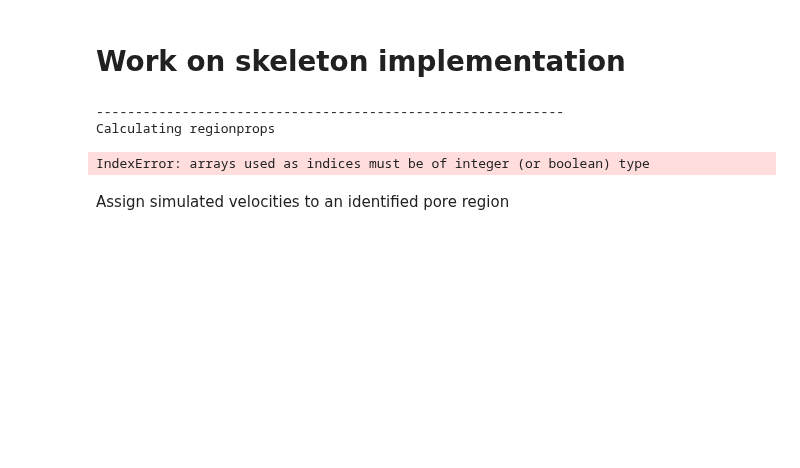
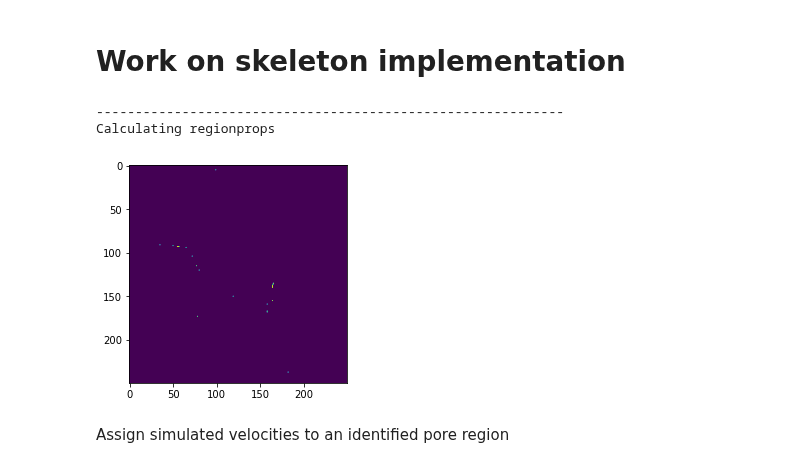
Before and after one commit to akkendrick/LABMOPS, a Jupyter notebook: exploreVelPlotting.ipynb, the cells around one changed output. Drawn from its saved outputs; the diff is of its cells as text; code cells hidden in the pictures; blank space fills up the shorter version.

Commit message:
implemented poreSpy skeleton

```diff
--- a/exploreVelPlotting.ipynb
+++ b/exploreVelPlotting.ipynb
@@ -188,6 +192,7 @@ axes[1].set_xlabel('All pore velocities',fontsize='x-large')
 # Work on skeleton implementation
 # %%
 regionData = ps.metrics.regionprops_3D(snowFiltPrimary.regions) #Gives properties for each region
+regionData.append([])
 # %% [output]
 ------------------------------------------------------------
 Calculating regionprops
@@ -198,7 +203,7 @@ cubeSize = len(primaryImage)
 skelImage = np.zeros(primaryImage.shape)
 velocitiesSkeleton = []
 edgeImage = np.zeros(primaryImage.shape)
-visit = np.zeros(len(regionData)+1)
+visit = np.zeros(len(regionData))
 
 
 for a in range(0,cubeSize):
@@ -206,13 +211,23 @@ for a in range(0,cubeSize):
         for c in range(0, cubeSize):
             regionLabel = snowFiltPrimary.regions[a,b,c]
             if regionLabel != 0: # Don't want grains to be counted
+                regionLabel = regionLabel -1 # Adjusting index to work with region props command
                 if visit[regionLabel] == 0:
                     visit[regionLabel] = 1
                     #index = snowFiltPrimary.regions[a,b,c]
-                    test = (snowFiltPrimary.regions == regionLabel).nonzero()
-                    regionInd = skelImage[snowFiltPrimary.regions[a,b,c] == regionLabel]
-                    skelImage[regionInd] = regionData[regionLabel].skeleton
+                    regionInd = snowFiltPrimary.regions == regionLabel
+                    regionBorder = regionData[regionLabel].slice
+                    test = skelImage[regionBorder[0],regionBorder[1],regionBorder[2]]
+                    test3 =   skelImage[regionInd]
+                    test4 = np.where(regionInd)[0]
+                    skelImage[regionBorder[0],regionBorder[1],regionBorder[2]] = regionData[regionLabel].skeleton
                     #edgeImage[snowFiltPrimary.regions[a,b,c] == regionLabel] = regionData[regionLabel].border
-# %% [output]
-IndexError: arrays used as indices must be of integer (or boolean) type
+# %%
+plt.imshow(skelImage[:,:,40])
+ps.io.to_vtk(skelImage,'PS_skeleton')
+
+#primaryImage[primaryImage == 1] = 255 # Make red/blue distinction
+#ps.io.to_vtk(primaryImage,'primaryImage')
+# %% [output]
+[figure, added]
 # %%
```
Also changed, not shown: parts of 15 cells of this notebook, 2 other files.
